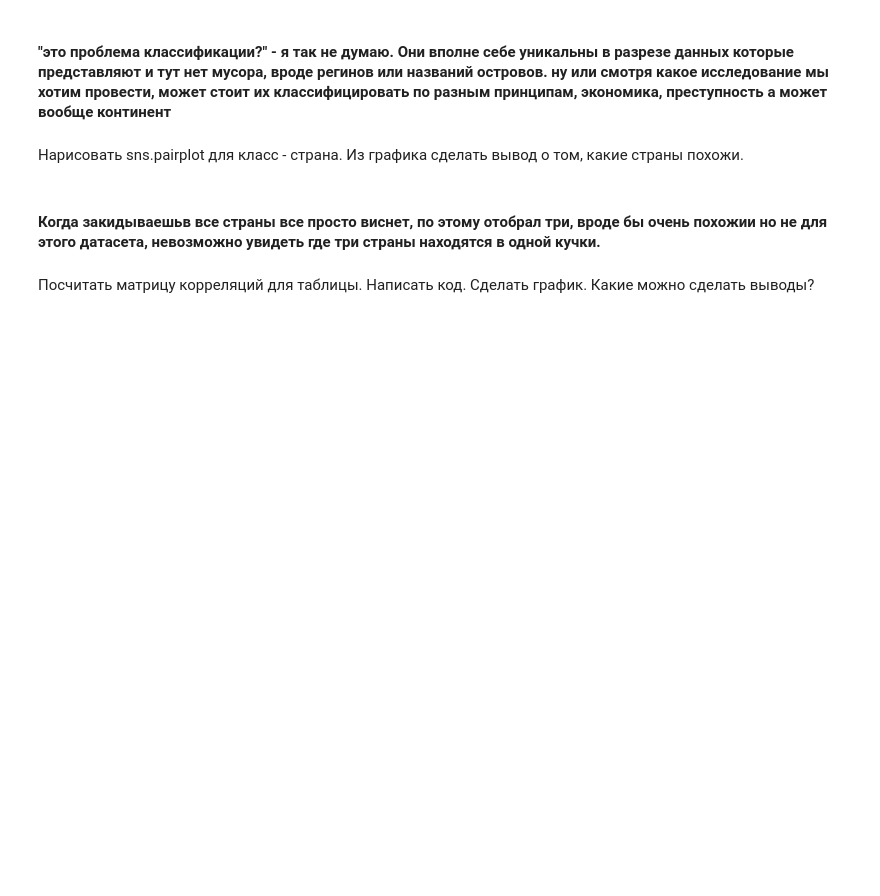
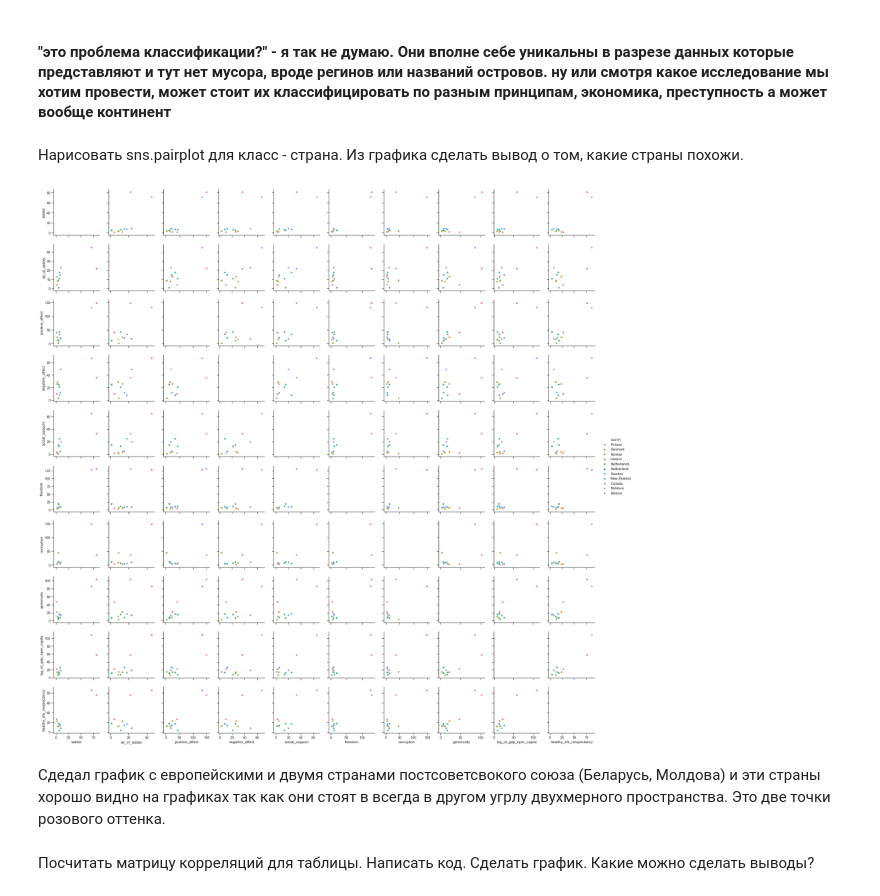
Before and after one commit to DmitryShinkarev/netology.hw, a Jupyter notebook: dz_2.ipynb, the cells around one changed output. Cells and saved outputs as stored; diff of their text form; code cells hidden in the pictures; blank space fills up the shorter version.

```diff
--- a/dz_2.ipynb
+++ b/dz_2.ipynb
@@ -163,14 +286,17 @@ data['country'].count()
 # %%
 # Если код ниже не работает, измените код, используя материал лекций. Пишите на почту, если испытываете проблемы: yustiks@gmail.com
 
-north_contry = ['Finland','Denmark','Norway']
+north_contry = ['Finland','Denmark', 'Norway', 'Iceland', 'Netherlands', 'Switzerland',
+ 'Sweden', 'New Zealand', 'Canada', 'Belarus', 'Moldova']
 df_north_contry = data.query('country in @north_contry')
 
 sns.set(style="ticks", color_codes=True)
 fig = sns.pairplot(data=df_north_contry, hue='country')
-plt.show()
+plt.show();
+# %% [output]
+[figure, added]
-# %% [markdown]
-#### Когда закидываешьв все страны все просто виснет, по этому отобрал три, вроде бы очень похожии но не для этого датасета, невозможно увидеть где три страны находятся в одной кучки.
+# %% [markdown]
+Сдедал график с европейскими и двумя странами постсоветсвокого союза (Беларусь, Молдова) и эти страны хорошо видно на графиках так как они стоят в всегда в другом угрлу двухмерного пространства. Это две точки розового оттенка.
 # %% [markdown]
 Посчитать матрицу корреляций для таблицы. Написать код. Сделать график. Какие можно сделать выводы?
 # %%
```
Also changed, not shown: parts of 27 cells of this notebook.
